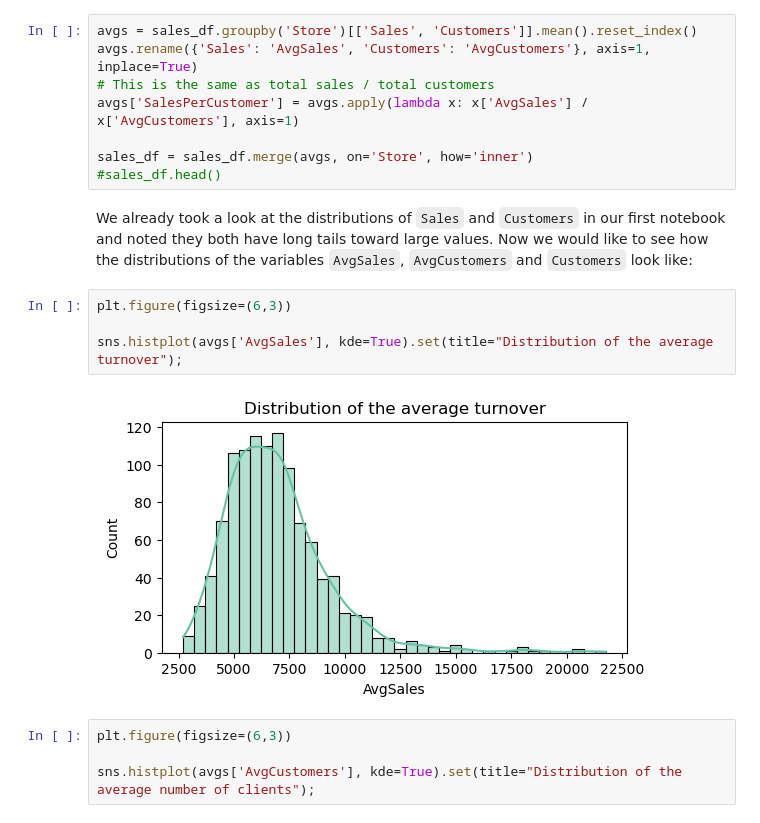
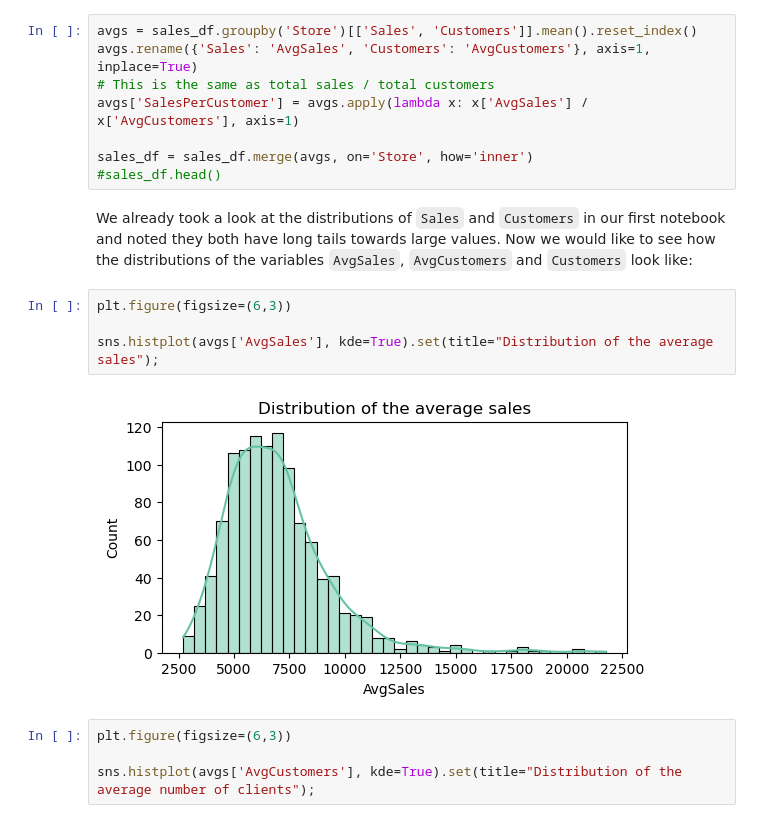
Before and after one commit to xaviermondragon/rossmann, a Jupyter notebook: notebooks/6_reports.ipynb, the cells around one changed output. Drawn from its saved outputs; the diff is of its cells as text.

```diff
--- a/notebooks/6_reports.ipynb
+++ b/notebooks/6_reports.ipynb
@@ -63,13 +68,13 @@ avgs['SalesPerCustomer'] = avgs.apply(lambda x: x['AvgSales'] / x['AvgCustomers'
 sales_df = sales_df.merge(avgs, on='Store', how='inner')
 #sales_df.head()
 # %% [markdown]
-We already took a look at the distributions of `Sales` and `Customers` in our first notebook and noted they both have long tails toward large values. Now we would like to see how the distributions of the variables `AvgSales`, `AvgCustomers` and `Customers` look like:
+We already took a look at the distributions of `Sales` and `Customers` in our first notebook and noted they both have long tails towards large values. Now we would like to see how the distributions of the variables `AvgSales`, `AvgCustomers` and `Customers` look like:
 # %%
 plt.figure(figsize=(6,3))
 
-sns.histplot(avgs['AvgSales'], kde=True).set(title="Distribution of the average turnover");
+sns.histplot(avgs['AvgSales'], kde=True).set(title="Distribution of the average sales");
 # %% [output]
-[figure, old version]
+[figure, new version]
 # %%
 plt.figure(figsize=(6,3))
 
```
Also changed, not shown: parts of 22 cells of this notebook, 1 other file.
